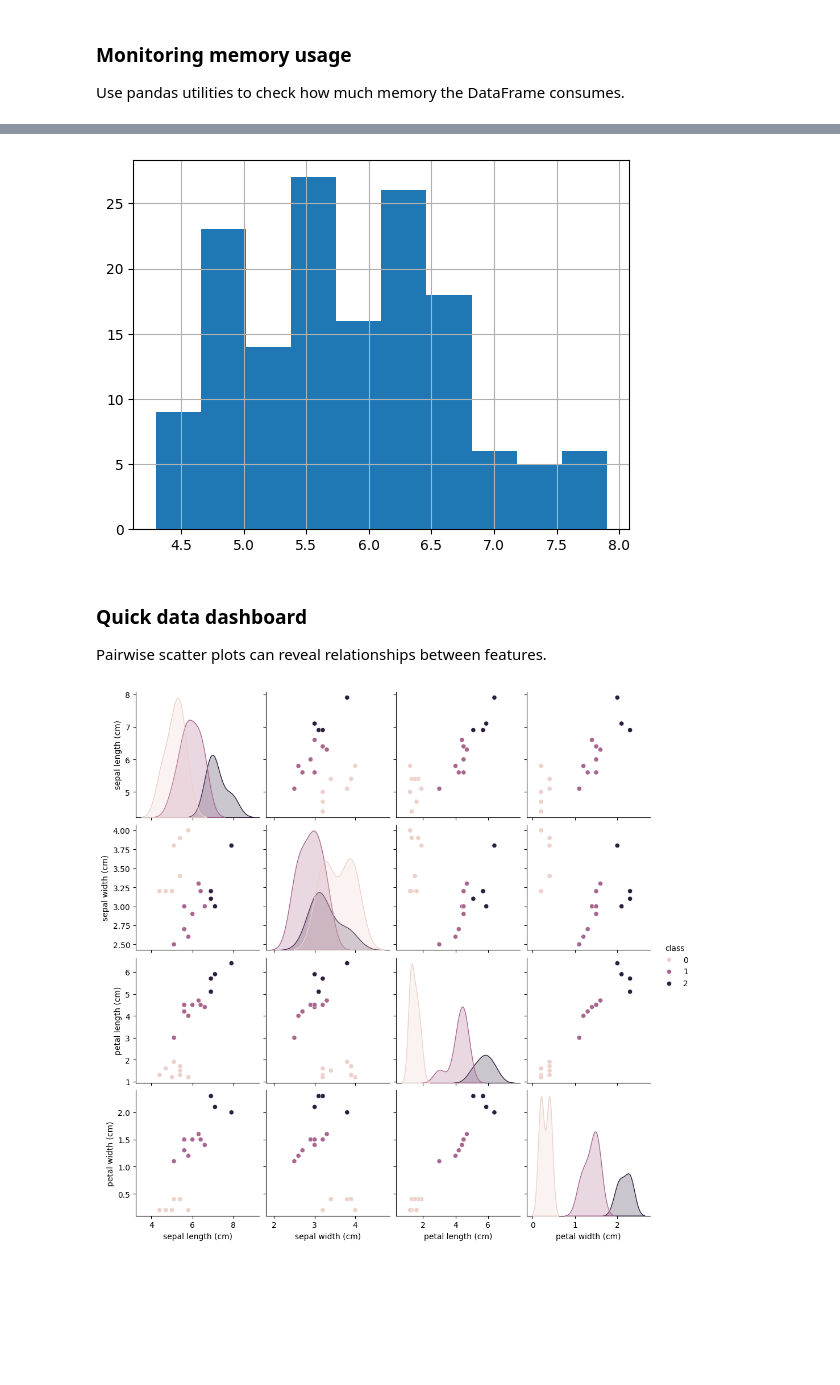
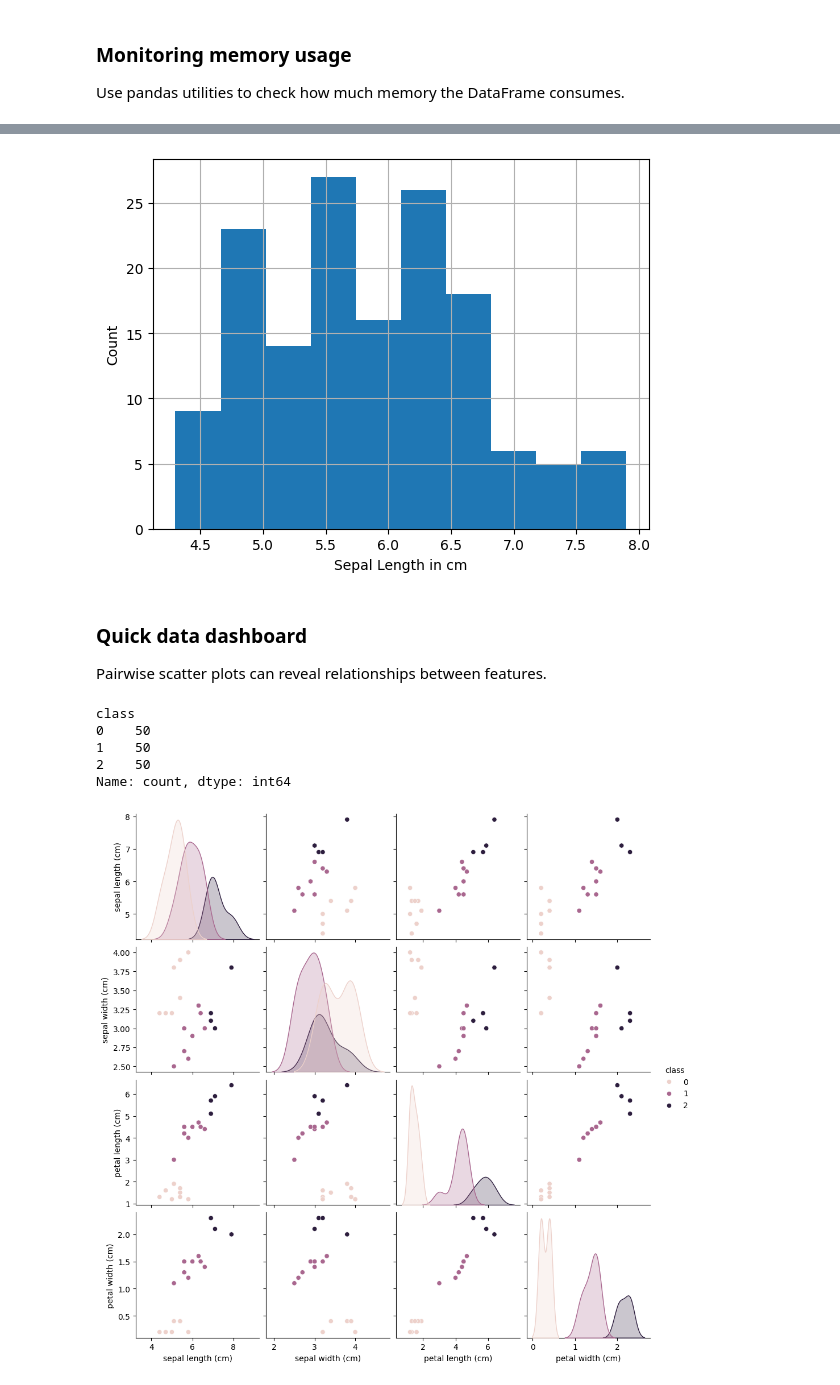
Before and after one commit to AIBabyTeaching/Machine-Learning-Summer-25, a Jupyter notebook: notebooks/00_Welcome.ipynb, the cells around one changed output, grey strips where cells are left out. Saved outputs shown, nothing was run; the diff lists cells and outputs as text; code cells hidden in the pictures; blank space fills up the shorter version.

```diff
--- a/notebooks/00_Welcome.ipynb
+++ b/notebooks/00_Welcome.ipynb
@@ -86,13 +131,23 @@ np.int64(6132)
 # %%
 # Plot distribution of sepal length
 import matplotlib.pyplot as plt
 df['sepal length (cm)'].hist()
+plt.ylabel('Count')
+plt.xlabel("Sepal Length in cm")
 plt.show()
 # %% [output]
-[figure, old version]
+[figure, new version]
 # %% [markdown]
 ### Quick data dashboard
 Pairwise scatter plots can reveal relationships between features.
+# %%
+df['class'].value_counts()
+# %% [output]
+class
+0    50
+1    50
+2    50
+Name: count, dtype: int64
 # %%
 import seaborn as sns
 import matplotlib.pyplot as plt
```
Also changed, not shown: parts of 9 cells of this notebook, 4 other files.
